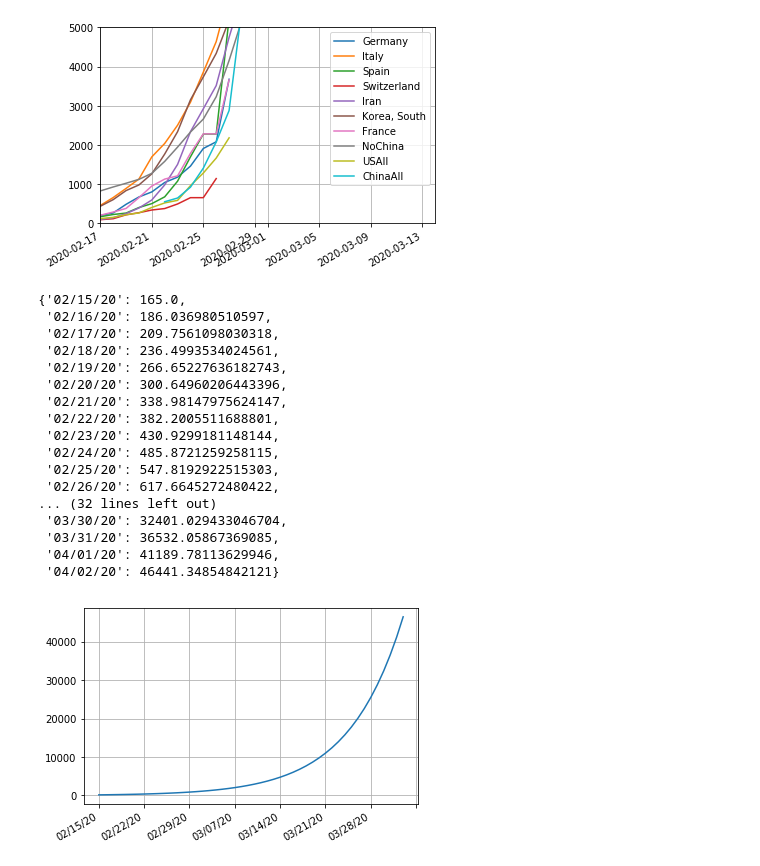
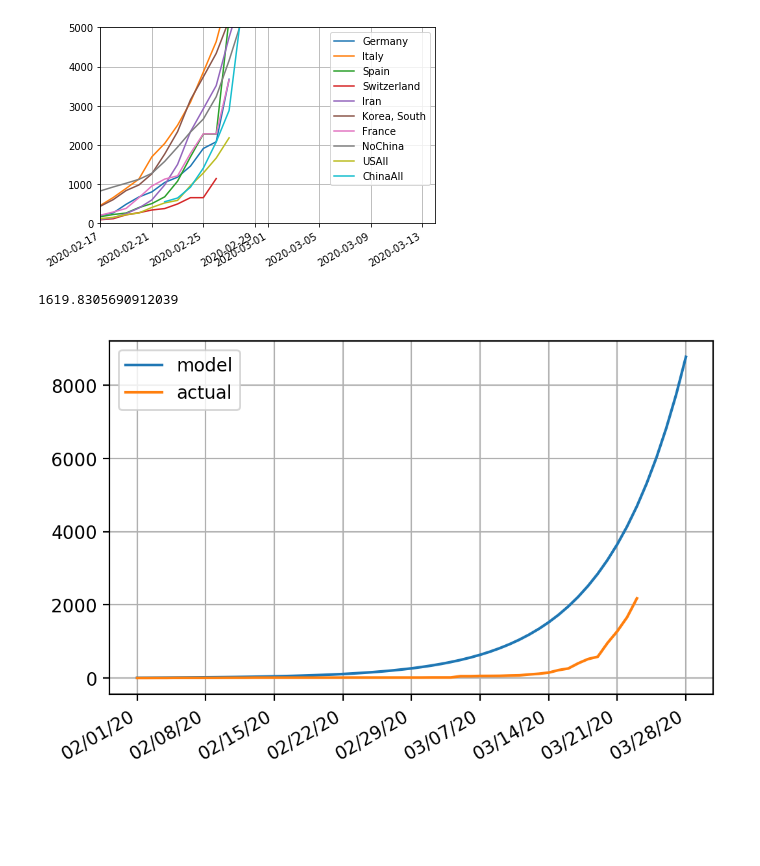
Before and after one commit to raysalem/sars-cov-19, a Jupyter notebook: cov-19.ipynb, the cells around one changed output. Cells and saved outputs as stored; diff of their text form; code cells hidden in the pictures; blank space fills up the shorter version.

```diff
--- a/cov-19.ipynb
+++ b/cov-19.ipynb
@@ -404,67 +437,41 @@ fig.autofmt_xdate()
 # %% [output]
 [figure]
 # %%
+# try to predict the 'US' covid-19 number of illness, will adapt the rate, note this will only reflect
+# the positive exponent of the logistic curver (at the inflection points switchs from exponential to logarithmic)
+
 # assuming a groth rate of 10%
 #where will the us be
 #start date
-rate      = .12
-startDate ="2/1/20"
+rate      = .125
+startDate = startDate = datetime.datetime(2020,2,1)
 ctr       = "US"
 TN        = 15     # number of intervals after today
+
+#nmber of intervals
 N  = sp.size(data.columns)
-Y0 = data[startDate][ctr].sum()
-offset = [i for i in range(0,sp.size(data.columns)) if data.columns[i] ==startDate][0]
+# create a time stamp in string format
+ts = '{dt.month}/{dt.day}/{dt:%y}'.format(dt = startDate)
+
+# Set the epoch value
+Y0 = data[ts][ctr].sum()
+#determine time offset
+offset = [i for i in range(0,sp.size(data.columns)) if data.columns[i] ==ts][0]
 Yt =Y0 * sp.exp(rate * np.arange(0,N-offset + TN))
 
+x = [(startDate+datetime.timedelta(days=int(i))).strftime("%m/%d/%y") for i in np.arange(0,N-offset + TN)]
 
 
-
-plt.plot(np.arange(offset,N+TN),Yt,label="model")
+fig,ax = plt.subplots(1,1)
+plt.plot(x,Yt,label="model")
 plt.plot(data.loc[ctr].sum().values,label="actual")
 plt.legend()
-
+ax.xaxis.set_major_locator(myLocator)
+ax.grid()
+fig.autofmt_xdate()
 # using a growth rate of of 10%, assuming we are better then NoChina:1.14, given outlier of iran/italy
 #today us has 1200, by monday we will have
 1200 * np.exp(.1 * 3)
+# %% [output]
+1619.8305690912039
+[figure, added]
-# %%
-#using cdc data direclty
-v = [int(t) for t in "0	0	2	0	1	0	0	0	1	1	1	0	1	3	0	0	2	1	1	0	1	1	0	0	0	1	0	1	0	3	1	1	3	2	0	0	5	10	6	7	11	14	13	34	16	30	19	40	40	53	51	48	58	74	43	79	46	50	15	2	0".split("\t")]
-#but last week has been under report, so drop those samples
-startDate = datetime.datetime(2020,2,15)
-
-ss=36
-ee=-8
-y = np.add.accumulate(v)[ss:ee]
-v = v[ss:ee]
-today    = datetime.datetime.today()
-N  = (today-startDate).days
-#project for another 2 week
-NP = 20
-#start from scratch take y[0] and assume 10% groth and assume, y0 was 20% reported
-yh = y[0] * 5 * np.exp(.12 * np.arange(0,N+NP))
-x = [(startDate+datetime.timedelta(days=int(i))).strftime("%m/%d/%y") for i in np.arange(0,N+NP)]
-fig, ax = plt.subplots(1,1)
-plt.plot(x,yh)
-ax.xaxis.set_major_locator(myLocator)
-ax.grid()
-fig.autofmt_xdate()
-dict(zip(x,yh))
-# %% [output]
-{'02/15/20': 165.0,
- '02/16/20': 186.036980510597,
- '02/17/20': 209.7561098030318,
- '02/18/20': 236.4993534024561,
- '02/19/20': 266.65227636182743,
- '02/20/20': 300.64960206443396,
- '02/21/20': 338.98147975624147,
- '02/22/20': 382.2005511688801,
- '02/23/20': 430.9299181148144,
- '02/24/20': 485.8721259258115,
- '02/25/20': 547.8192922515303,
- '02/26/20': 617.6645272480422,
-... (32 lines left out)
- '03/30/20': 32401.029433046704,
- '03/31/20': 36532.05867369085,
- '04/01/20': 41189.78113629946,
- '04/02/20': 46441.34854842121}
-[figure, removed]
```
Also changed, not shown: parts of 11 cells of this notebook.
